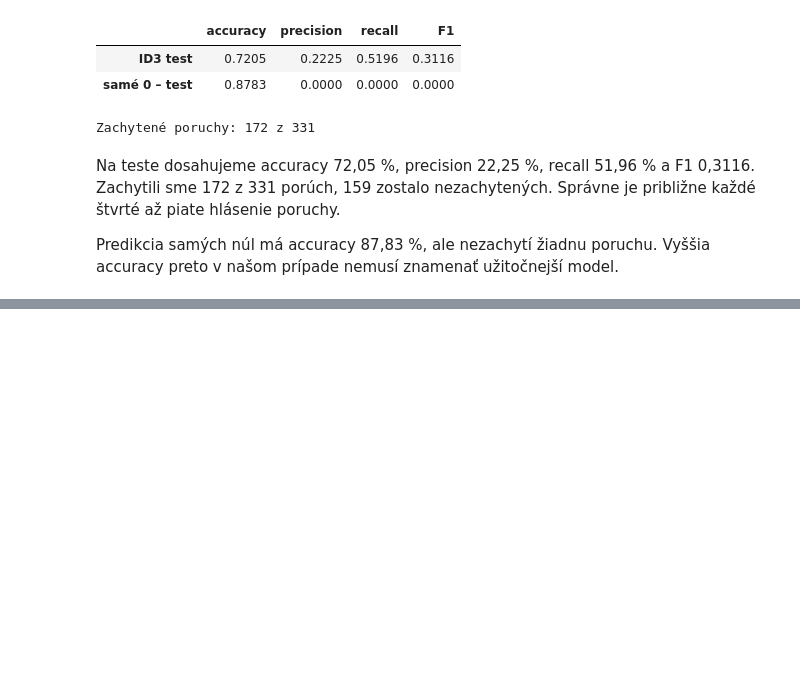
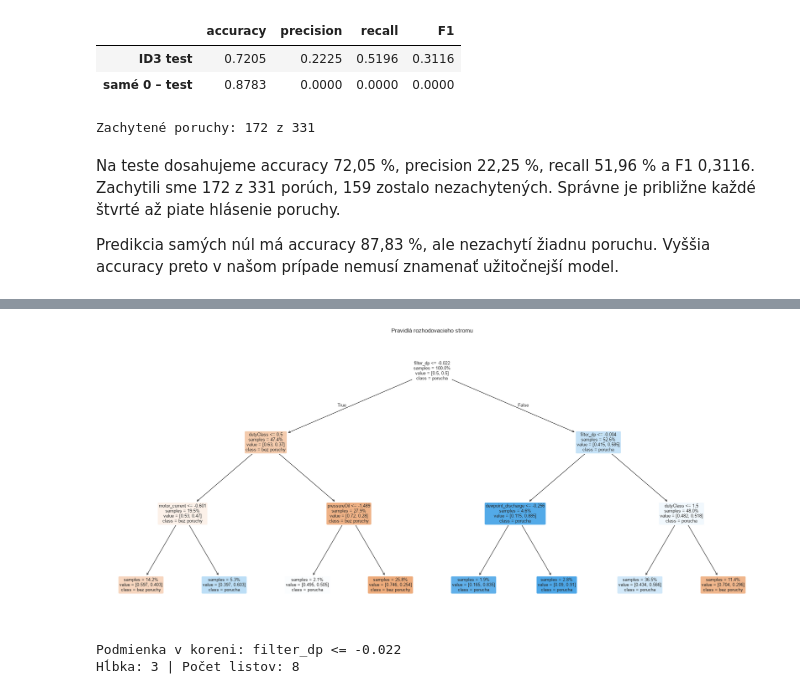
Before and after one commit to kavonada/IAU_zadanie, a Jupyter notebook: projekt.ipynb, the cells around one changed output, grey strips where cells are left out. Drawn from its saved outputs; the diff is of its cells as text; code cells hidden in the pictures; blank space fills up the shorter version.

```diff
--- a/projekt.ipynb
+++ b/projekt.ipynb
@@ -2479,0 +2538,21 @@ Obmedzením stromu sme potlačili výrazné preučenie a nižším prahom umožn
+# %%
+X_train_cont_32, _ = split_X_y(final_train_31)
+X_test_cont_32, _ = split_X_y(final_test_31)
+X_train_cont_32 = final_preprocess_31.transform(X_train_cont_32)[FEATURES_31]
+X_test_cont_32 = final_preprocess_31.transform(X_test_cont_32)[FEATURES_31]
+
+from sklearn.base import clone
+
+final_tree_32 = clone(tree_32).fit(X_train_cont_32, y_final_train_31)
+final_logreg_32 = clone(logreg_32).fit(X_train_cont_32, y_final_train_31)
+tree_predictions_32 = final_tree_32.predict(X_test_cont_32)
+logreg_predictions_32 = final_logreg_32.predict(X_test_cont_32)
+
+test_comparison_32 = pd.DataFrame({
+    "ID3": evaluate_id3(y_final_test_31, test_predictions_31),
+    "Rozhodovací strom": evaluate_id3(y_final_test_31, tree_predictions_32),
+    "Logistická regresia": evaluate_id3(y_final_test_31, logreg_predictions_32)
+}).T
+assert X_test_cont_32.index.equals(y_final_test_31.index)
+assert len(tree_predictions_32) == len(logreg_predictions_32) == len(test_predictions_31)
+display(test_comparison_32.round(4))
@@ -2479,0 +2572,19 @@ Obmedzením stromu sme potlačili výrazné preučenie a nižším prahom umožn
+# %%
+plt.figure(figsize=(20, 9))
+plot_tree(
+    final_tree_32, feature_names=FEATURES_31,
+    class_names=["bez poruchy", "porucha"],
+    filled=True, rounded=True, proportion=True, impurity=False, fontsize=9
+)
+plt.title("Pravidlá rozhodovacieho stromu")
+plt.tight_layout()
+plt.show()
+
+root_feature_32 = FEATURES_31[final_tree_32.tree_.feature[0]]
+root_threshold_32 = final_tree_32.tree_.threshold[0]
+print("Podmienka v koreni:", root_feature_32, "<=", round(root_threshold_32, 3))
+print("Hĺbka:", final_tree_32.get_depth(), "| Počet listov:", final_tree_32.get_n_leaves())
+# %% [output]
+[figure, added]
+Podmienka v koreni: filter_dp <= -0.022
+Hĺbka: 3 | Počet listov: 8
```
Also changed, not shown: parts of 14 cells of this notebook.
